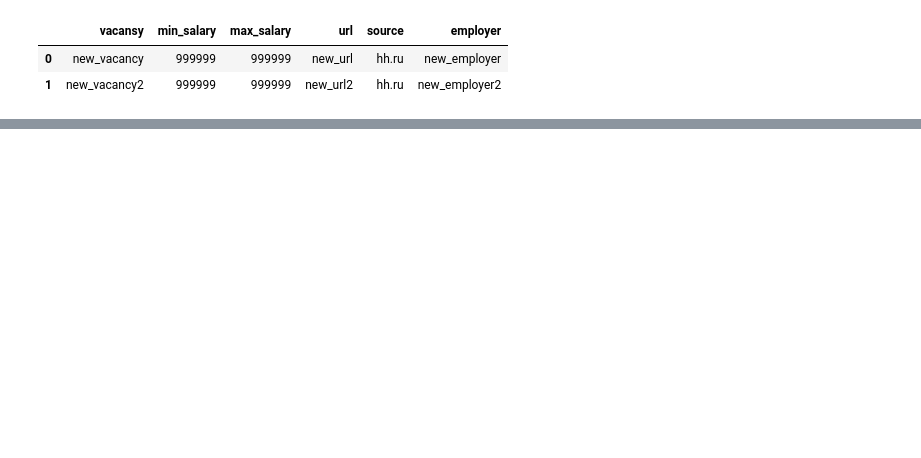
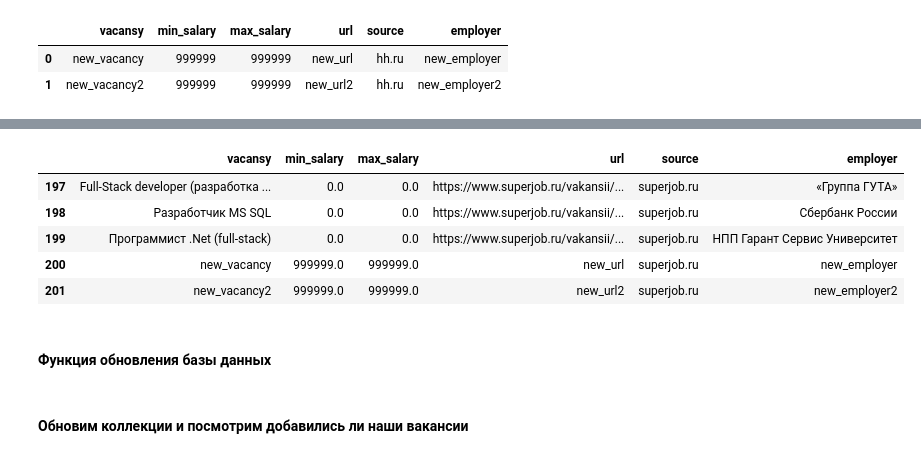
Before and after one commit to superpavelka/Methods-of-collecting-and-processing-data-from-the-Internet, a Jupyter notebook: Task3/Task3.ipynb, the cells around one changed output, grey strips where cells are left out. Saved outputs shown, nothing was run; the diff lists cells and outputs as text; code cells hidden in the pictures; blank space fills up the shorter version.

```diff
--- a/Task3/Task3.ipynb
+++ b/Task3/Task3.ipynb
@@ -183,6 +179,26 @@ hh_df.tail()
 | 164 | Архитектор 1С УХ | 80.0 | 0.0 | https://hh.ru/vacancy/33077576?qu... | hh.ru | ООО Вератис |
 | 165 | new_vacancy | 999999.0 | 999999.0 | new_url | hh.ru | new_employer |
 | 166 | new_vacancy2 | 999999.0 | 999999.0 | new_url2 | hh.ru | new_employer2 |
+# %%
+sj_df2 = pd.DataFrame({'vacansy':['new_vacancy','new_vacancy2'],
+                       'min_salary':[999999,999999],
+                       'max_salary':[999999,999999],
+                       'url':['new_url','new_url2'],
+                       'source':['superjob.ru','superjob.ru'],
+                       'employer':['new_employer','new_employer2']})
+# %%
+sj_df = sj_df.append(sj_df2, ignore_index = True)
+# %%
+sj_df.tail()
+# %% [output]
+|  | vacansy | min_salary | max_salary | url | source | employer |
+| 197 | Full-Stack developer (разработка ... | 0.0 | 0.0 | https://www.superjob.ru/vakansii/... | superjob.ru | «Группа ГУТА» |
+| 198 | Разработчик MS SQL | 0.0 | 0.0 | https://www.superjob.ru/vakansii/... | superjob.ru | Сбербанк России |
+| 199 | Программист .Net (full-stack) | 0.0 | 0.0 | https://www.superjob.ru/vakansii/... | superjob.ru | НПП Гарант Сервис Университет |
+| 200 | new_vacancy | 999999.0 | 999999.0 | new_url | superjob.ru | new_employer |
+| 201 | new_vacancy2 | 999999.0 | 999999.0 | new_url2 | superjob.ru | new_employer2 |
+# %% [markdown]
+#### Функция обновления базы данных
 # %%
 def col_update(col_name, df):
     data = df.to_dict(orient='records')
@@ -202,3 +218,5 @@ def col_update(col_name, df):
                                      }
                             } ,upsert=True)
+# %% [markdown]
+#### Обновим коллекции и посмотрим добавились ли наши вакансии
 # %%
```
Also changed, not shown: parts of 11 cells of this notebook.
